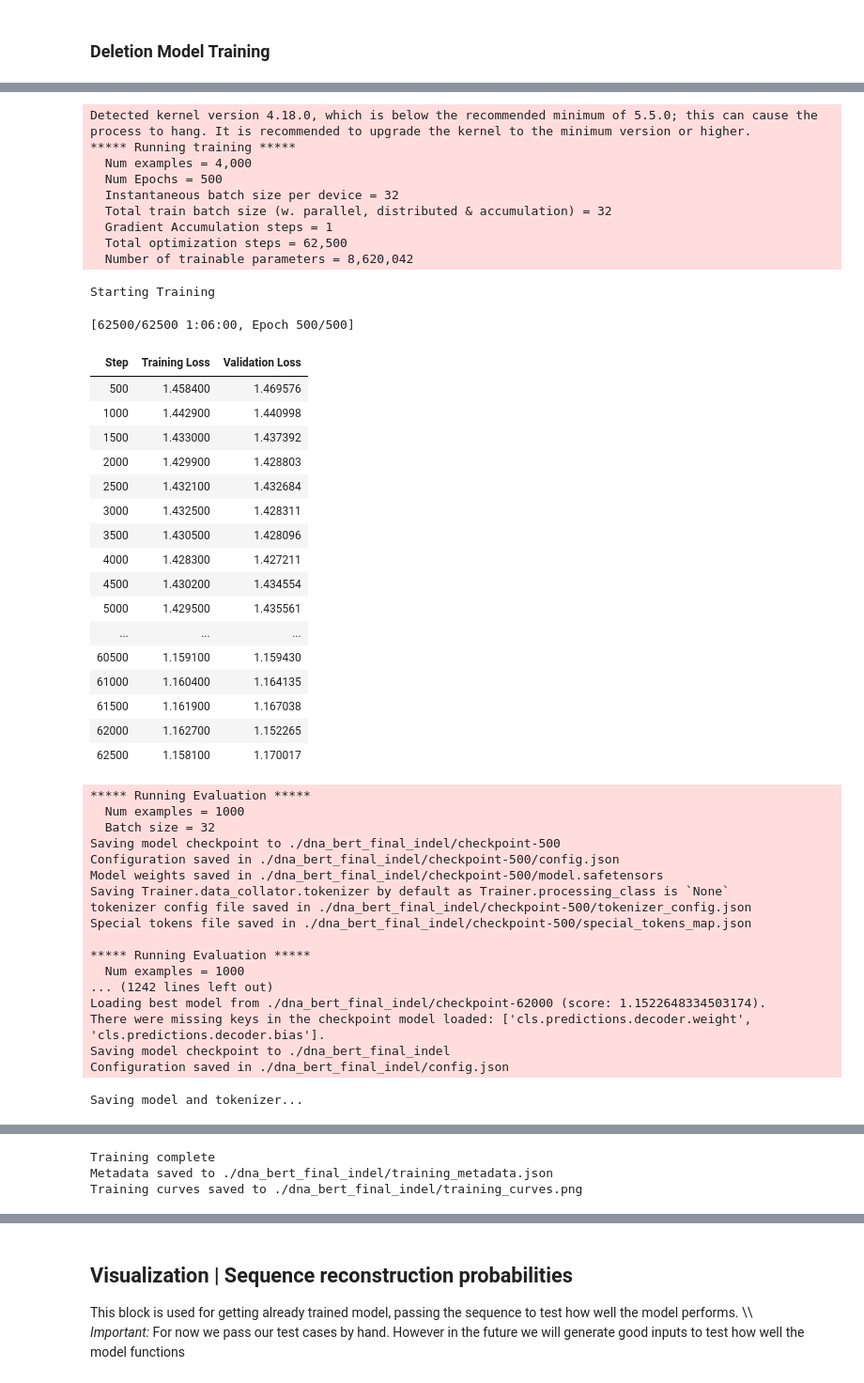
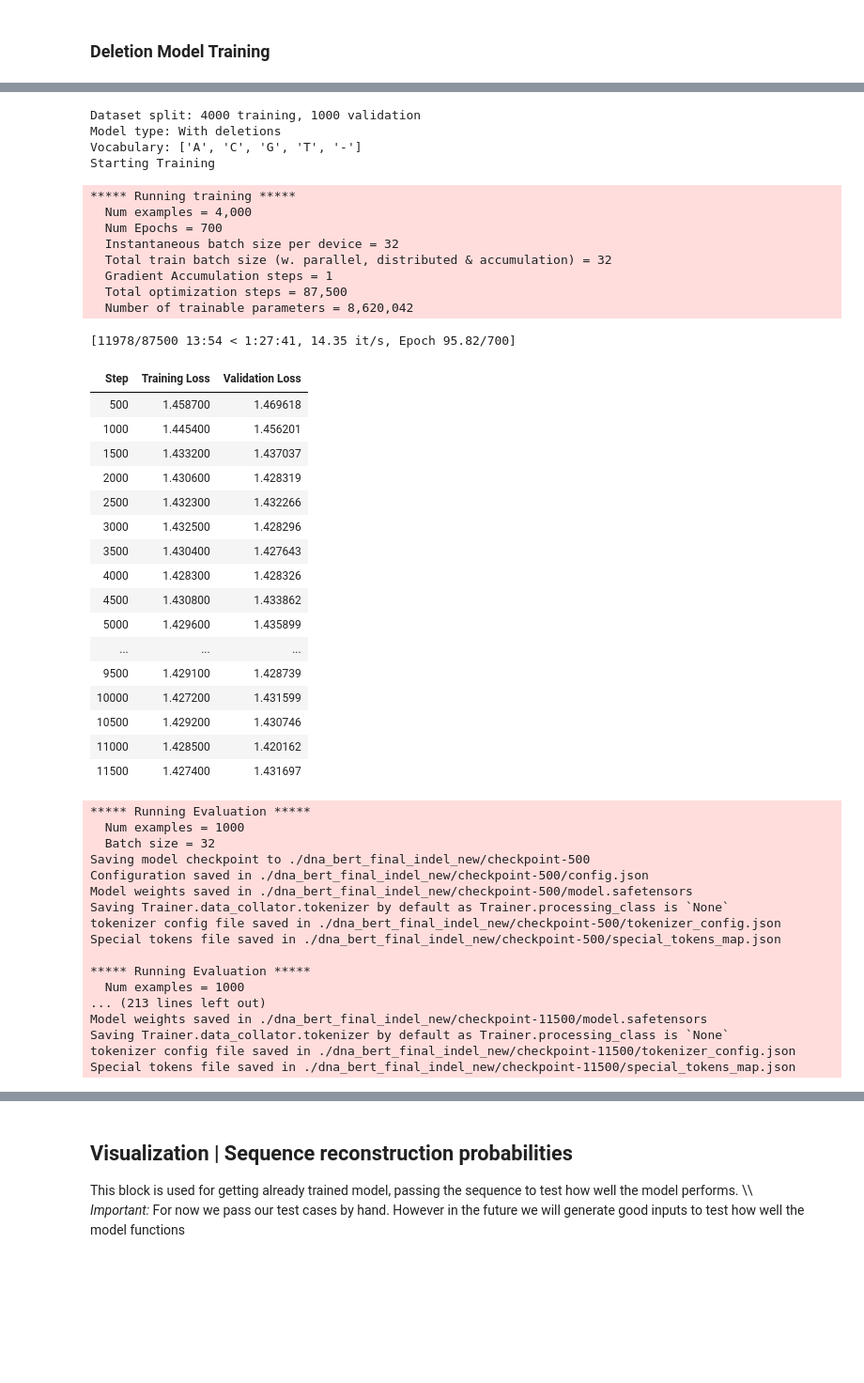
Before and after one commit to giokepa/Sysgen-GLM-for-Indels, a Jupyter notebook: visualize_data.ipynb, the cells around one changed output, grey strips where cells are left out. Shown at 94% size. Saved outputs shown, nothing was run; the diff lists cells and outputs as text; code cells hidden in the pictures; blank space fills up the shorter version.

```diff
--- a/visualize_data.ipynb
+++ b/visualize_data.ipynb
@@ -129,5 +64,5 @@ Training history saved to ./dna_bert_final_baseline/training_history.json
 # %% [markdown]
 ### Deletion Model Training
 # %%
-deletion_model.train(epochs=500, batch_size=32, lr=2e-4)
+deletion_model.train(epochs=700, batch_size=32, lr=2e-4)
 # %% [output]
@@ -137,46 +70,47 @@ Vocabulary: ['A', 'C', 'G', 'T', '-']
-Detected kernel version 4.18.0, which is below the recommended minimum of 5.5.0; this can cause the process to hang. It is recommended to upgrade the kernel to the minimum version or higher.
-***** Running training *****
-  Num examples = 4,000
-  Num Epochs = 500
-  Instantaneous batch size per device = 32
-  Total train batch size (w. parallel, distributed & accumulation) = 32
-  Gradient Accumulation steps = 1
-  Total optimization steps = 62,500
-  Number of trainable parameters = 8,620,042
+Dataset split: 4000 training, 1000 validation
+Model type: With deletions
+Vocabulary: ['A', 'C', 'G', 'T', '-']
+Starting Training
-Starting Training
+***** Running training *****
+  Num examples = 4,000
+  Num Epochs = 700
+  Instantaneous batch size per device = 32
+  Total train batch size (w. parallel, distributed & accumulation) = 32
+  Gradient Accumulation steps = 1
+  Total optimization steps = 87,500
+  Number of trainable parameters = 8,620,042
-[62500/62500 1:06:00, Epoch 500/500]
+[11978/87500 13:54 < 1:27:41, 14.35 it/s, Epoch 95.82/700]
 | Step | Training Loss | Validation Loss |
-| 500 | 1.458400 | 1.469576 |
-| 1000 | 1.442900 | 1.440998 |
-| 1500 | 1.433000 | 1.437392 |
-| 2000 | 1.429900 | 1.428803 |
-| 2500 | 1.432100 | 1.432684 |
-| 3000 | 1.432500 | 1.428311 |
-| 3500 | 1.430500 | 1.428096 |
-| 4000 | 1.428300 | 1.427211 |
-| 4500 | 1.430200 | 1.434554 |
-| 5000 | 1.429500 | 1.435561 |
+| 500 | 1.458700 | 1.469618 |
+| 1000 | 1.445400 | 1.456201 |
+| 1500 | 1.433200 | 1.437037 |
+| 2000 | 1.430600 | 1.428319 |
+| 2500 | 1.432300 | 1.432266 |
+| 3000 | 1.432500 | 1.428296 |
+| 3500 | 1.430400 | 1.427643 |
+| 4000 | 1.428300 | 1.428326 |
+| 4500 | 1.430800 | 1.433862 |
+| 5000 | 1.429600 | 1.435899 |
 | ... | ... | ... |
-| 60500 | 1.159100 | 1.159430 |
-| 61000 | 1.160400 | 1.164135 |
-| 61500 | 1.161900 | 1.167038 |
-| 62000 | 1.162700 | 1.152265 |
-| 62500 | 1.158100 | 1.170017 |
+| 9500 | 1.429100 | 1.428739 |
+| 10000 | 1.427200 | 1.431599 |
+| 10500 | 1.429200 | 1.430746 |
+| 11000 | 1.428500 | 1.420162 |
+| 11500 | 1.427400 | 1.431697 |
 ***** Running Evaluation *****
   Num examples = 1000
   Batch size = 32
-Saving model checkpoint to ./dna_bert_final_indel/checkpoint-500
-Configuration saved in ./dna_bert_final_indel/checkpoint-500/config.json
-Model weights saved in ./dna_bert_final_indel/checkpoint-500/model.safetensors
+Saving model checkpoint to ./dna_bert_final_indel_new/checkpoint-500
+Configuration saved in ./dna_bert_final_indel_new/checkpoint-500/config.json
+Model weights saved in ./dna_bert_final_indel_new/checkpoint-500/model.safetensors
 Saving Trainer.data_collator.tokenizer by default as Trainer.processing_class is `None`
-tokenizer config file saved in ./dna_bert_final_indel/checkpoint-500/tokenizer_config.json
-Special tokens file saved in ./dna_bert_final_indel/checkpoint-500/special_tokens_map.json
+tokenizer config file saved in ./dna_bert_final_indel_new/checkpoint-500/tokenizer_config.json
+Special tokens file saved in ./dna_bert_final_indel_new/checkpoint-500/special_tokens_map.json
 
 ***** Running Evaluation *****
   Num examples = 1000
-... (1242 lines left out)
-Loading best model from ./dna_bert_final_indel/checkpoint-62000 (score: 1.1522648334503174).
-There were missing keys in the checkpoint model loaded: ['cls.predictions.decoder.weight', 'cls.predictions.decoder.bias'].
-Saving model checkpoint to ./dna_bert_final_indel
-Configuration saved in ./dna_bert_final_indel/config.json
+... (213 lines left out)
+Model weights saved in ./dna_bert_final_indel_new/checkpoint-11500/model.safetensors
+Saving Trainer.data_collator.tokenizer by default as Trainer.processing_class is `None`
+tokenizer config file saved in ./dna_bert_final_indel_new/checkpoint-11500/tokenizer_config.json
+Special tokens file saved in ./dna_bert_final_indel_new/checkpoint-11500/special_tokens_map.json
-Saving model and tokenizer...
@@ -189,3 +116,0 @@ Special tokens file saved in ./dna_bert_final_indel/special_tokens_map.json
-Training complete
-Metadata saved to ./dna_bert_final_indel/training_metadata.json
-Training curves saved to ./dna_bert_final_indel/training_curves.png
```
Also changed, not shown: parts of 12 cells of this notebook, 7 other files.
